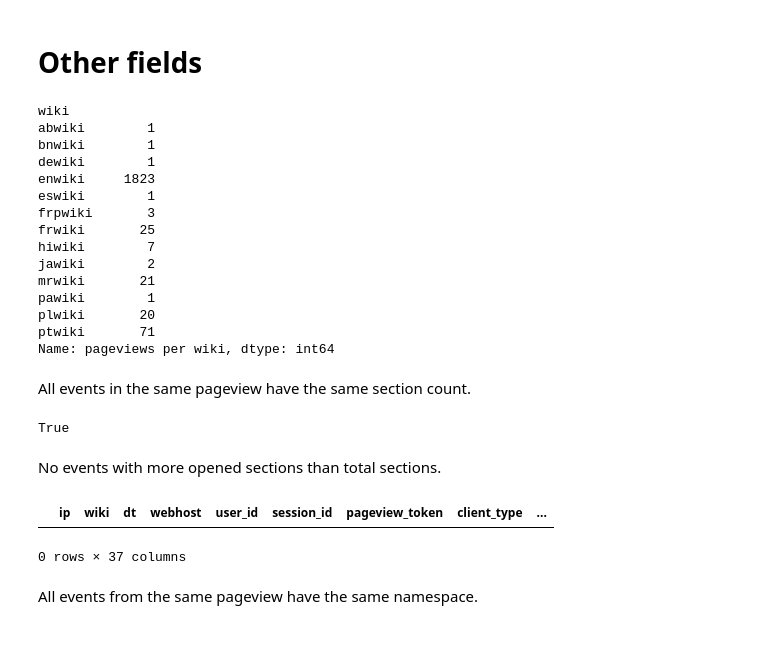
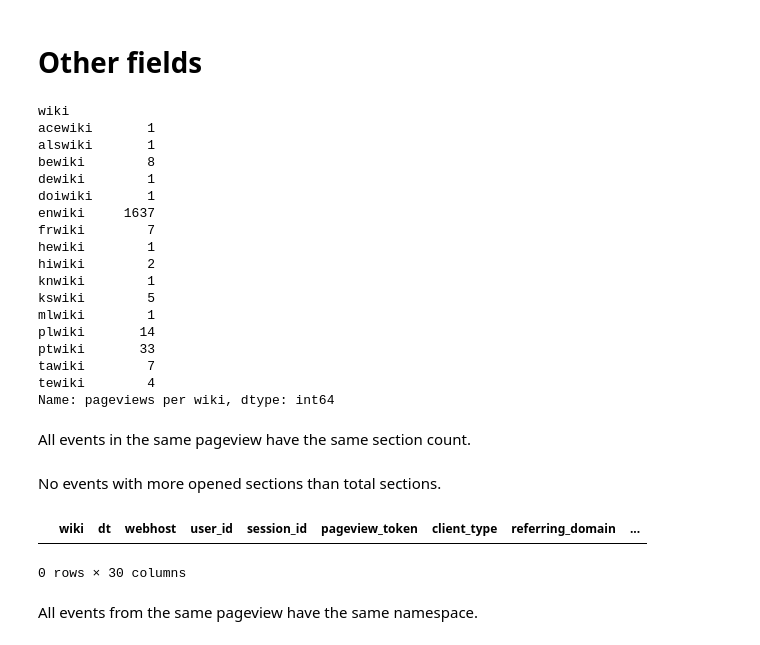
Before and after one commit to wikimedia-research/KaiOS-readership, a Jupyter notebook: InukaPageView-app-predeployment-check.ipynb, the cells around one changed output. Cells and saved outputs as stored; diff of their text form; code cells hidden in the pictures.

```diff
--- a/InukaPageView-app-predeployment-check.ipynb
+++ b/InukaPageView-app-predeployment-check.ipynb
@@ -341,0 +288,40 @@ pct_str(k)
+# %%
+events = events.sort_values(["user_id", "dt"]).reset_index(drop=True)
+
+previous_dt = (
+  events
+  .groupby("user_id")
+  ["dt"]
+  .apply(lambda x: x.shift(1))
+)
+
+previous_session_id = (
+  events
+  .groupby("user_id")
+  ["session_id"]
+  .apply(lambda x: x.shift(1))
+)
+
+events["previous_dt"] = previous_dt
+events["previous_session_id"] = previous_session_id
+
+def time_since_previous(s):
+  t = s["dt"] - s["previous_dt"]
+  if t <= pd.Timedelta("1 hour"):
+    return "≤ 1 hour"
+  else:
+    return "> 1 hour"
+
+def stats(row):
+  return pd.Series({
+    "os_family": row["os_family"],
+    "new_session_id": row["previous_session_id"] != row["session_id"],
+    "time_since_previous": time_since_previous(row)
+  })
+
+(events
+  .query("~previous_session_id.isna()")
+  .apply(stats, axis=1)
+  .groupby(["os_family", "time_since_previous", "new_session_id"])
+  .apply(len)
+)
@@ -464,39 +514,40 @@ Most of them (30) have the exact same page visible time as page open time, asser
 # %% [markdown]
 # Other fields
 # %%
-(app_pvs
+(events
   .groupby("wiki")
   .apply(len)
   .rename("pageviews per wiki")
 )
 # %% [output]
 wiki
-abwiki        1
-bnwiki        1
+acewiki       1
+alswiki       1
+bewiki        8
 dewiki        1
-enwiki     1823
-eswiki        1
-frpwiki       3
-frwiki       25
-hiwiki        7
-jawiki        2
-mrwiki       21
-pawiki        1
-plwiki       20
-ptwiki       71
+doiwiki       1
+enwiki     1637
+frwiki        7
+hewiki        1
+hiwiki        2
+knwiki        1
+kswiki        5
+mlwiki        1
+plwiki       14
+ptwiki       33
+tawiki        7
+tewiki        4
 Name: pageviews per wiki, dtype: int64
 # %% [markdown]
 All events in the same pageview have the same section count.
 # %%
-(app_events.groupby("pageview_token")["section_count"].nunique() == 1).all()
+assert (events.groupby("pageview_token")["section_count"].nunique() == 1).all() == True
-# %% [output]
-True
 # %% [markdown]
 No events with more opened sections than total sections.
 # %%
-app_events.query("section_count - opened_section_count < 0")
+events.query("section_count - opened_section_count < 0")
 # %% [output]
-|  | ip | wiki | dt | webhost | user_id | session_id | pageview_token | client_type | ... |
+|  | wiki | dt | webhost | user_id | session_id | pageview_token | client_type | referring_domain | ... |
-0 rows × 37 columns
+0 rows × 30 columns
 # %% [markdown]
 All events from the same pageview have the same namespace.
```
Also changed, not shown: parts of 75 cells of this notebook.
